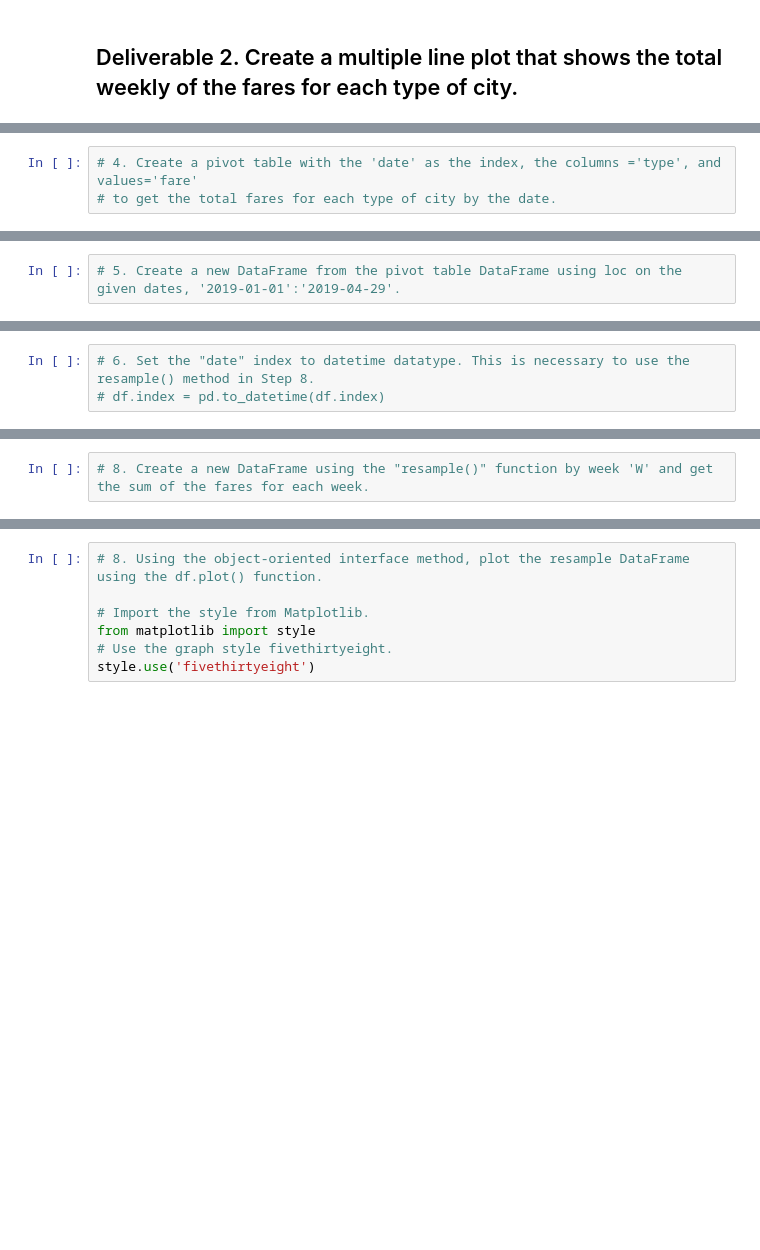
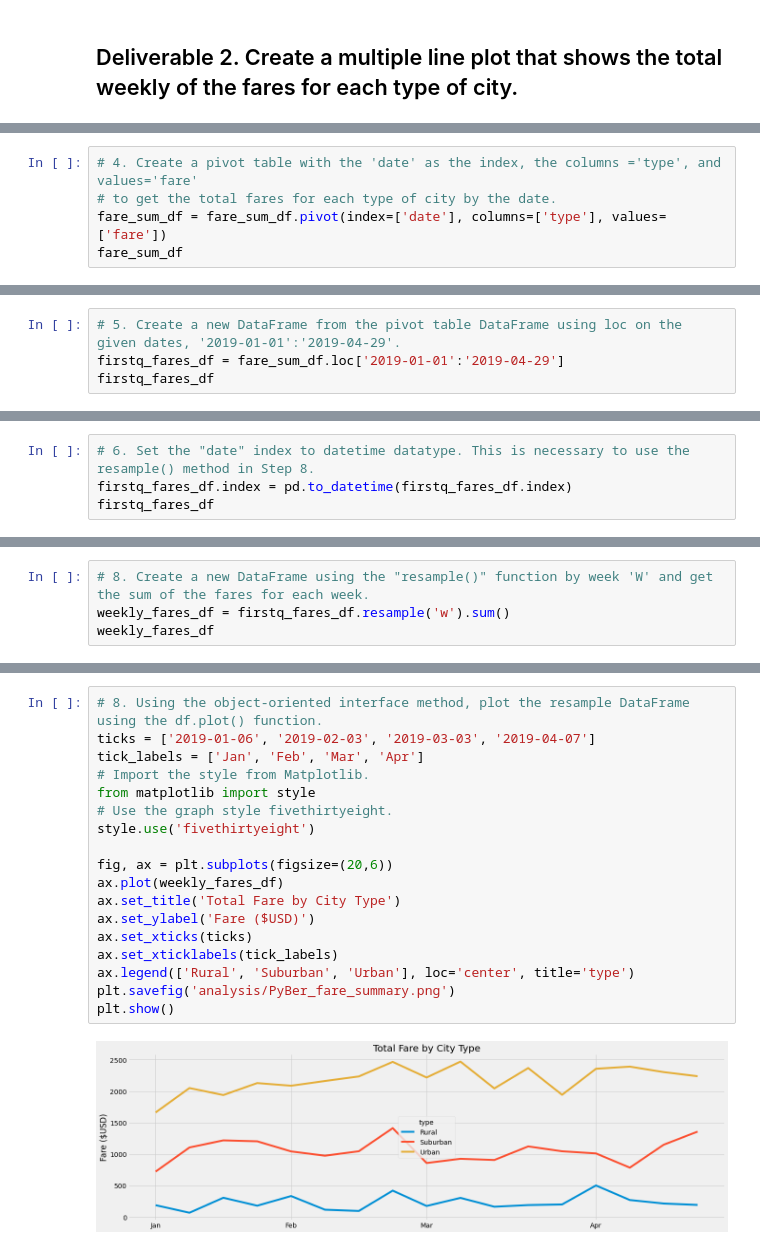
Before and after one commit to josealcivar96/PyBer_Analysis, a Jupyter notebook: PyBer_Challenge.ipynb, the cells around one changed output, grey strips where cells are left out. Drawn from its saved outputs; the diff is of its cells as text; blank space fills up the shorter version.

Commit message:
Added summary and line chart of weekly total fares for each city type

```diff
--- a/PyBer_Challenge.ipynb
+++ b/PyBer_Challenge.ipynb
@@ -128,3 +167,5 @@ pyber_summary_df
 # %%
 # 4. Create a pivot table with the 'date' as the index, the columns ='type', and values='fare'
 # to get the total fares for each type of city by the date.
+fare_sum_df = fare_sum_df.pivot(index=['date'], columns=['type'], values=['fare'])
+fare_sum_df
@@ -131,2 +188,4 @@ pyber_summary_df
 # %%
 # 5. Create a new DataFrame from the pivot table DataFrame using loc on the given dates, '2019-01-01':'2019-04-29'.
+firstq_fares_df = fare_sum_df.loc['2019-01-01':'2019-04-29']
+firstq_fares_df
@@ -133,3 +208,4 @@ pyber_summary_df
 # %%
 # 6. Set the "date" index to datetime datatype. This is necessary to use the resample() method in Step 8.
-# df.index = pd.to_datetime(df.index)
+firstq_fares_df.index = pd.to_datetime(firstq_fares_df.index)
+firstq_fares_df
@@ -138,2 +242,4 @@ pyber_summary_df
 # %%
 # 8. Create a new DataFrame using the "resample()" function by week 'W' and get the sum of the fares for each week.
+weekly_fares_df = firstq_fares_df.resample('w').sum()
+weekly_fares_df
@@ -140,7 +267,20 @@ pyber_summary_df
 # %%
 # 8. Using the object-oriented interface method, plot the resample DataFrame using the df.plot() function.
-
+ticks = ['2019-01-06', '2019-02-03', '2019-03-03', '2019-04-07']
+tick_labels = ['Jan', 'Feb', 'Mar', 'Apr']
 # Import the style from Matplotlib.
 from matplotlib import style
 # Use the graph style fivethirtyeight.
 style.use('fivethirtyeight')
+
+fig, ax = plt.subplots(figsize=(20,6))
+ax.plot(weekly_fares_df)
+ax.set_title('Total Fare by City Type')
+ax.set_ylabel('Fare ($USD)')
+ax.set_xticks(ticks)
+ax.set_xticklabels(tick_labels)
+ax.legend(['Rural', 'Suburban', 'Urban'], loc='center', title='type')
+plt.savefig('analysis/PyBer_fare_summary.png')
+plt.show()
+# %% [output]
+[figure, added]
```
Also changed, not shown: parts of 8 cells of this notebook, 1 other file.
